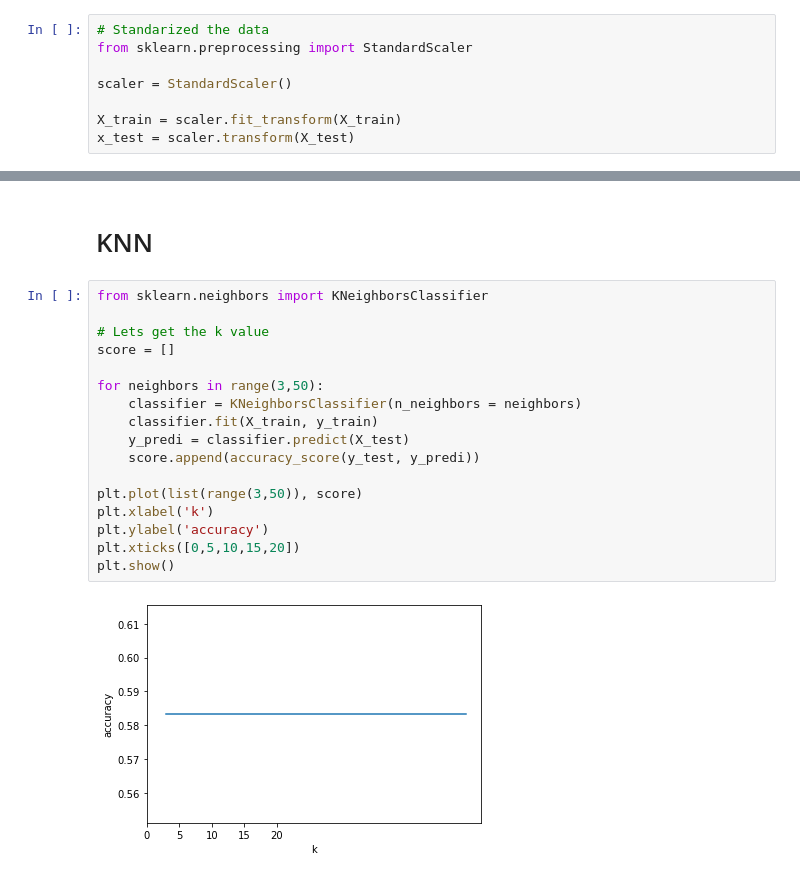
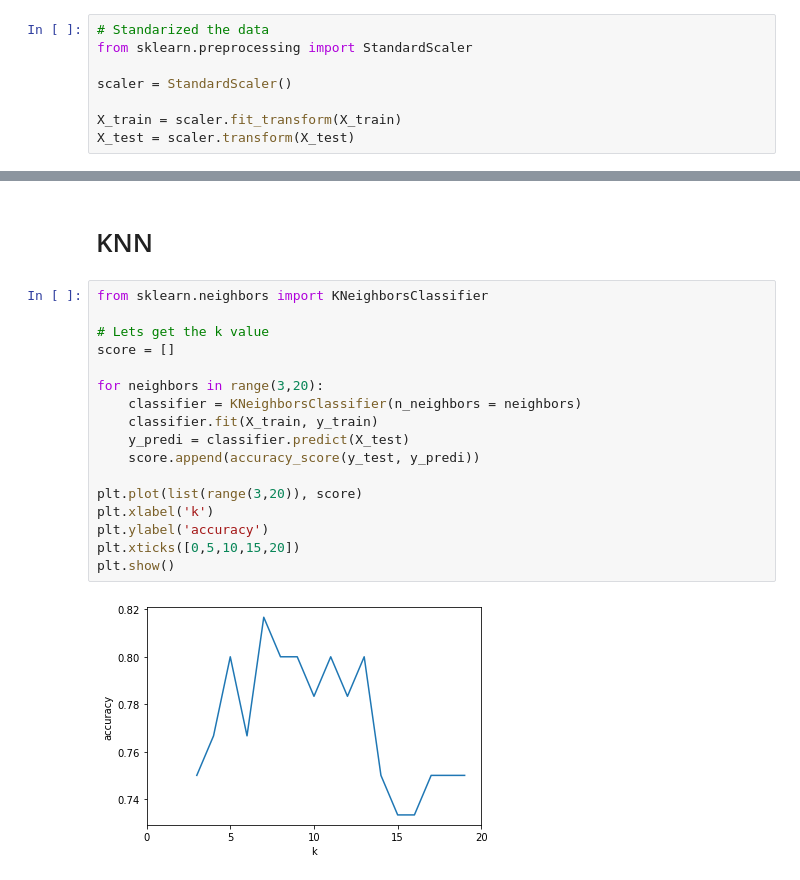
Before and after one commit to lsudupe/Heart-Failure-Prediction, a Jupyter notebook: Heart_failure.ipynb, the cells around one changed output, grey strips where cells are left out. Saved outputs shown, nothing was run; the diff lists cells and outputs as text.

```diff
--- a/Heart_failure.ipynb
+++ b/Heart_failure.ipynb
@@ -120,7 +120,7 @@ from sklearn.preprocessing import StandardScaler
 scaler = StandardScaler()
 
 X_train = scaler.fit_transform(X_train)
-x_test = scaler.transform(X_test)
+X_test = scaler.transform(X_test)
 # %% [markdown]
 # Logistic regression
 # %%
@@ -155,19 +155,19 @@ array([[33,  2],
 # %%
 from sklearn.neighbors import KNeighborsClassifier
 
 # Lets get the k value
 score = []
 
-for neighbors in range(3,50):
+for neighbors in range(3,20):
     classifier = KNeighborsClassifier(n_neighbors = neighbors)
     classifier.fit(X_train, y_train)
     y_predi = classifier.predict(X_test)
     score.append(accuracy_score(y_test, y_predi))
 
-plt.plot(list(range(3,50)), score)
+plt.plot(list(range(3,20)), score)
 plt.xlabel('k')
 plt.ylabel('accuracy')
 plt.xticks([0,5,10,15,20])
 plt.show()
 # %% [output]
-[figure, old version]
+[figure, new version]
```
Also changed, not shown: parts of 1 cell of this notebook.
